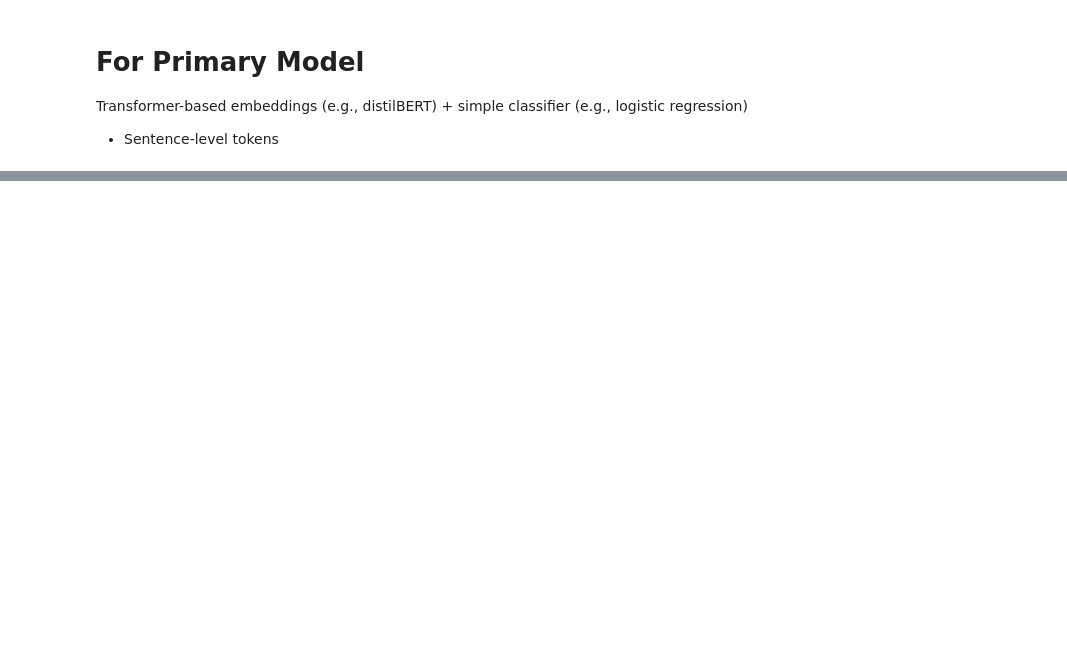
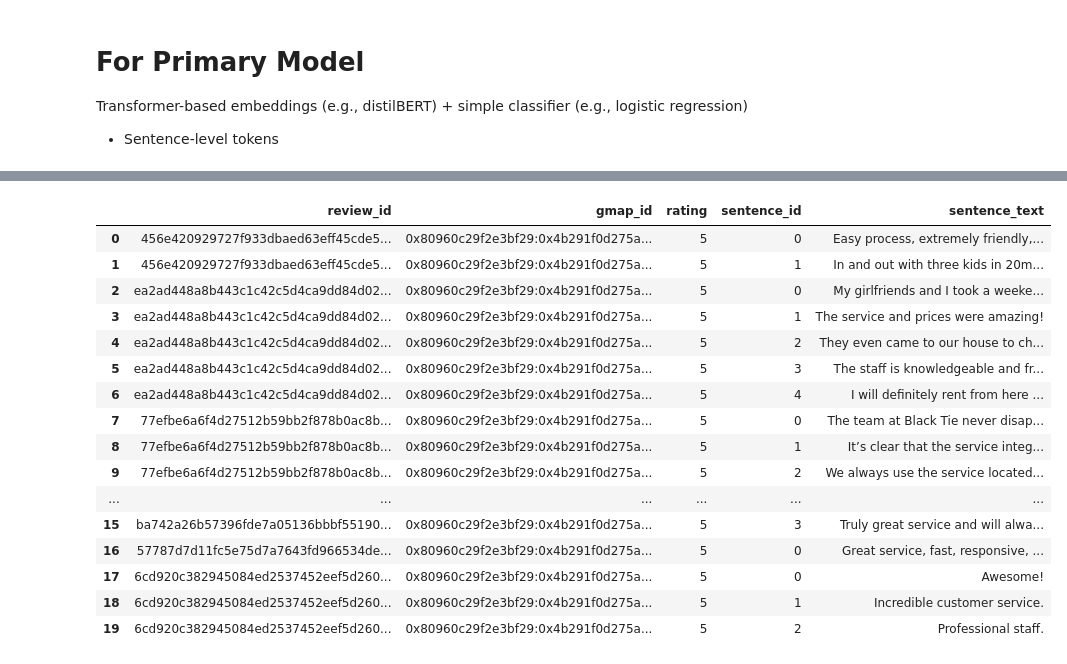
Before and after one commit to zmosDS/google_review_insights, a Jupyter notebook: notebooks/03_feature_engineering.ipynb, the cells around one changed output, grey strips where cells are left out. Saved outputs shown, nothing was run; the diff lists cells and outputs as text; code cells hidden in the pictures; blank space fills up the shorter version.

```diff
--- a/notebooks/03_feature_engineering.ipynb
+++ b/notebooks/03_feature_engineering.ipynb
@@ -202,0 +393,33 @@ Large Language Model-based ABSA using prompting
+# %%
+# Load CSV (for bert, bring this code to model pipeline)
+df = pd.read_csv(
+    paths["cleaned_for_bert"],
+    usecols=["review_id", "rating", "gmap_id", "sentence_id", "sentence_text"],
+    dtype={
+        "review_id": "string",
+        "rating": "int8",
+        "gmap_id": "string",
+        "sentence_id": "int",
+        "sentence_text": "string",
+    },
+    nrows=20
+)
+df.head(20)
+# %% [output]
+|  | review_id | gmap_id | rating | sentence_id | sentence_text |
+| 0 | 456e420929727f933dbaed63eff45cde5... | 0x80960c29f2e3bf29:0x4b291f0d275a... | 5 | 0 | Easy process, extremely friendly,... |
+| 1 | 456e420929727f933dbaed63eff45cde5... | 0x80960c29f2e3bf29:0x4b291f0d275a... | 5 | 1 | In and out with three kids in 20m... |
+| 2 | ea2ad448a8b443c1c42c5d4ca9dd84d02... | 0x80960c29f2e3bf29:0x4b291f0d275a... | 5 | 0 | My girlfriends and I took a weeke... |
+| 3 | ea2ad448a8b443c1c42c5d4ca9dd84d02... | 0x80960c29f2e3bf29:0x4b291f0d275a... | 5 | 1 | The service and prices were amazing! |
+| 4 | ea2ad448a8b443c1c42c5d4ca9dd84d02... | 0x80960c29f2e3bf29:0x4b291f0d275a... | 5 | 2 | They even came to our house to ch... |
+| 5 | ea2ad448a8b443c1c42c5d4ca9dd84d02... | 0x80960c29f2e3bf29:0x4b291f0d275a... | 5 | 3 | The staff is knowledgeable and fr... |
+| 6 | ea2ad448a8b443c1c42c5d4ca9dd84d02... | 0x80960c29f2e3bf29:0x4b291f0d275a... | 5 | 4 | I will definitely rent from here ... |
+| 7 | 77efbe6a6f4d27512b59bb2f878b0ac8b... | 0x80960c29f2e3bf29:0x4b291f0d275a... | 5 | 0 | The team at Black Tie never disap... |
+| 8 | 77efbe6a6f4d27512b59bb2f878b0ac8b... | 0x80960c29f2e3bf29:0x4b291f0d275a... | 5 | 1 | It’s clear that the service integ... |
+| 9 | 77efbe6a6f4d27512b59bb2f878b0ac8b... | 0x80960c29f2e3bf29:0x4b291f0d275a... | 5 | 2 | We always use the service located... |
+| ... | ... | ... | ... | ... | ... |
+| 15 | ba742a26b57396fde7a05136bbbf55190... | 0x80960c29f2e3bf29:0x4b291f0d275a... | 5 | 3 | Truly great service and will alwa... |
+| 16 | 57787d7d11fc5e75d7a7643fd966534de... | 0x80960c29f2e3bf29:0x4b291f0d275a... | 5 | 0 | Great service, fast, responsive, ... |
+| 17 | 6cd920c382945084ed2537452eef5d260... | 0x80960c29f2e3bf29:0x4b291f0d275a... | 5 | 0 | Awesome! |
+| 18 | 6cd920c382945084ed2537452eef5d260... | 0x80960c29f2e3bf29:0x4b291f0d275a... | 5 | 1 | Incredible customer service. |
+| 19 | 6cd920c382945084ed2537452eef5d260... | 0x80960c29f2e3bf29:0x4b291f0d275a... | 5 | 2 | Professional staff. |
```
Also changed, not shown: parts of 15 cells of this notebook.
